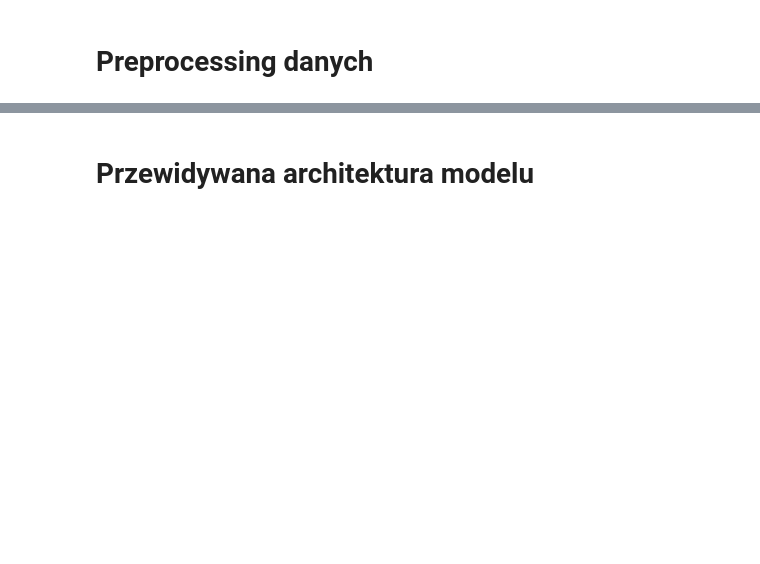
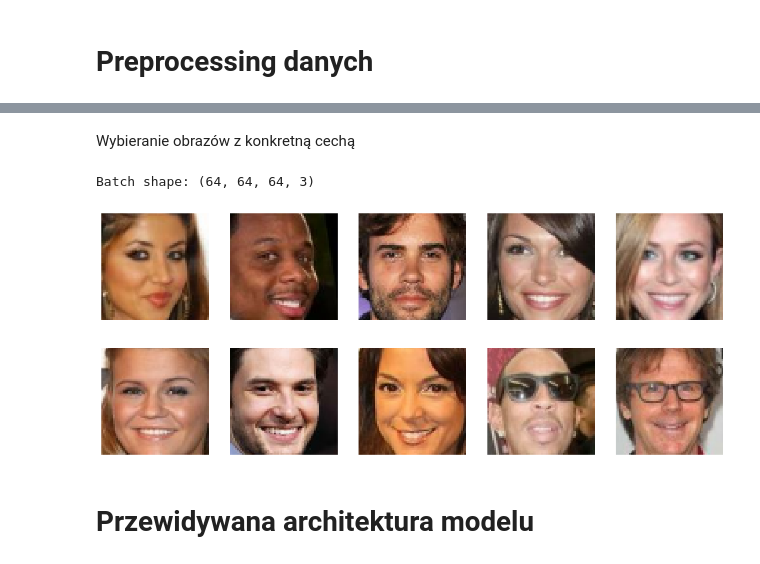
Before and after one commit to przemekk125/CelebA-VAE, a Jupyter notebook: notebooks/przygotowanie_danych.ipynb, the cells around one changed output, grey strips where cells are left out. Drawn from its saved outputs; the diff is of its cells as text; code cells hidden in the pictures; blank space fills up the shorter version.

```diff
--- a/notebooks/przygotowanie_danych.ipynb
+++ b/notebooks/przygotowanie_danych.ipynb
@@ -185,3 +187,26 @@ Batch shape: (64, 64, 64, 3)
+# %% [markdown]
+Wybieranie obrazów z konkretną cechą
+# %%
+FEATURE = 'Smiling'
+
+df_features = df_features[face_filter]
+smile_filter = df_features[FEATURE]==1
+df_smile = df[smile_filter]
+
+smile_ds = make_image_dataset(df_smile,image_dir,img_size=(64,64),batch_size=BATCH_SIZE,shuffle=True)
+
+for batch in smile_ds.take(1):
+    print("Batch shape:", batch.shape)
+    fig, axes = plt.subplots(2, 5, figsize=(15, 6))
+    axes = axes.flatten()
+    idx = np.random.choice(np.arange(0, 64), size=10, replace=False)
+    for i, ax in zip(idx, axes):
+        img = tf.keras.utils.array_to_img(batch[i],data_format="channels_last",scale=True)
+        ax.imshow(img)
+        ax.axis('off')
+# %% [output]
+Batch shape: (64, 64, 64, 3)
+[figure, added]
 # %% [markdown]
 
 # Przewidywana architektura modelu
```
Also changed, not shown: parts of 14 cells of this notebook, 2 other files.
